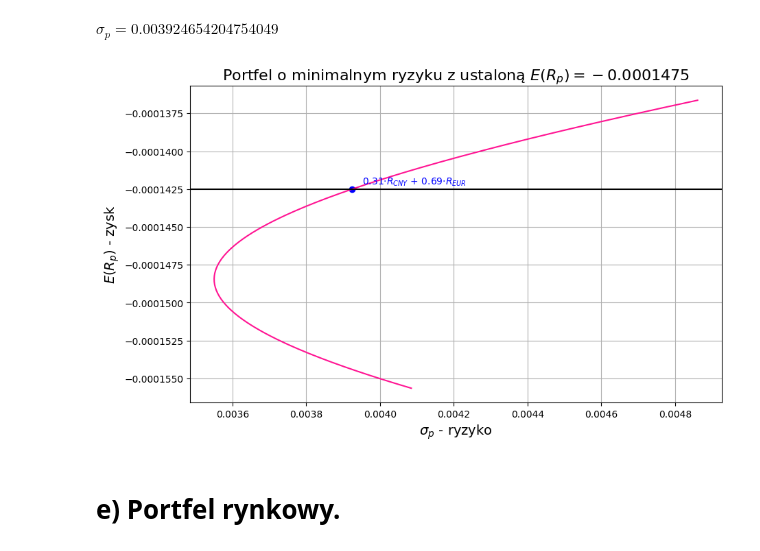
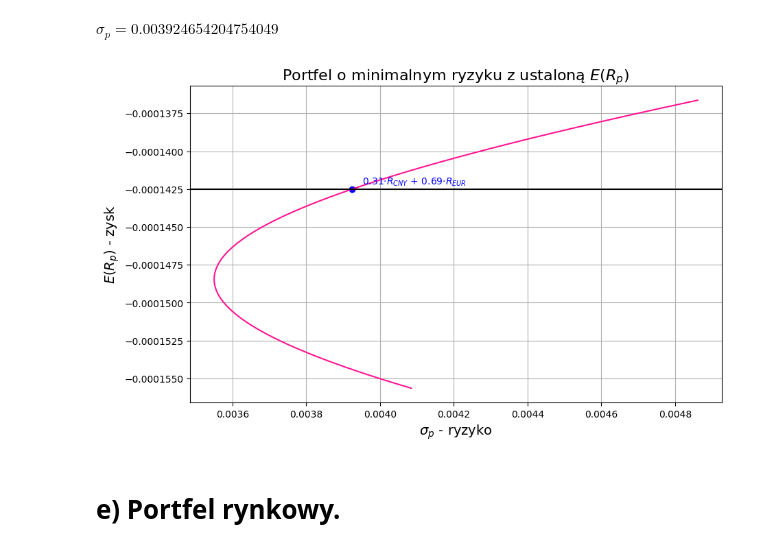
Before and after one commit to OlaHodera/risk, a Jupyter notebook: projekt4/portfele.ipynb, the cells around one changed output. Drawn from its saved outputs; the diff is of its cells as text; code cells hidden in the pictures.

```diff
--- a/projekt4/portfele.ipynb
+++ b/projekt4/portfele.ipynb
@@ -290,15 +289,15 @@ chosen_label = str(round(limit_w_a, 2)) + '$\\cdot R_{CNY}$' + ' + ' + str(round
 # %%
 plt.figure(figsize=(10, 6))
 plt.plot(sigma_line, E_R_line, c='deeppink')
 plt.scatter(chosen_sigma_p, chosen_E_R_p, c='b')
 plt.axhline(chosen_E_R_p, c='black')
-plt.title("Portfel o minimalnym ryzyku z ustaloną $E(R_{p}) = -0.0001475$", fontsize=16)
+plt.title("Portfel o minimalnym ryzyku z ustaloną $E(R_{p})$", fontsize=16)
 plt.ylabel("$E(R_{p})$ - zysk", fontsize=14)
 plt.xlabel("$\sigma_{p}$ - ryzyko", fontsize=14)
 plt.grid(True)
 plt.annotate(chosen_label, (chosen_sigma_p, chosen_E_R_p), textcoords="offset points", xytext=(65,5), ha='center', fontsize=10, color='b')
 plt.show()
 # %% [output]
-[figure, old version]
+[figure, new version]
 # %% [markdown]
 # **e) Portfel rynkowy.**
```
Also changed, not shown: parts of 12 cells of this notebook, 6 other files.
